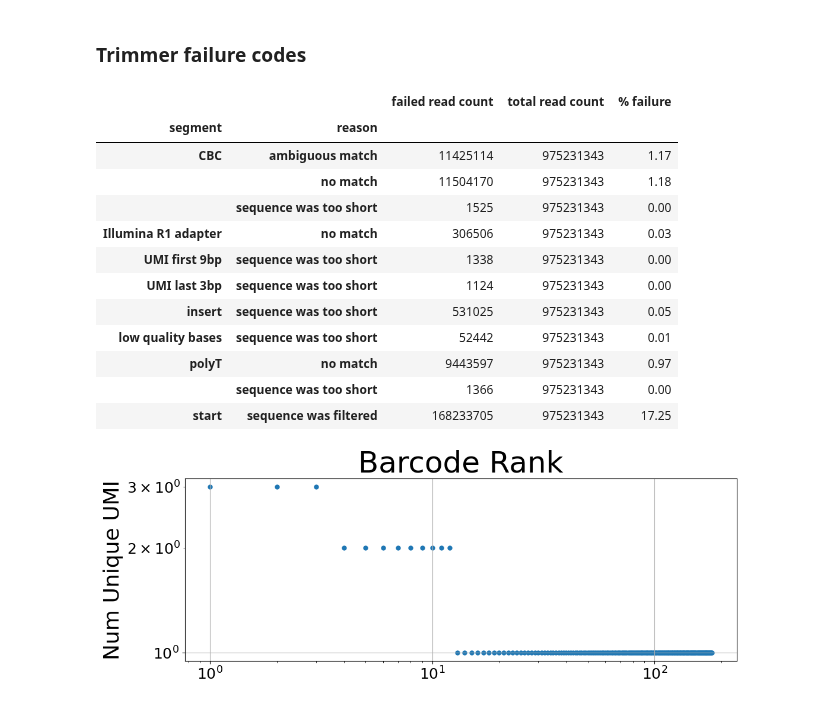
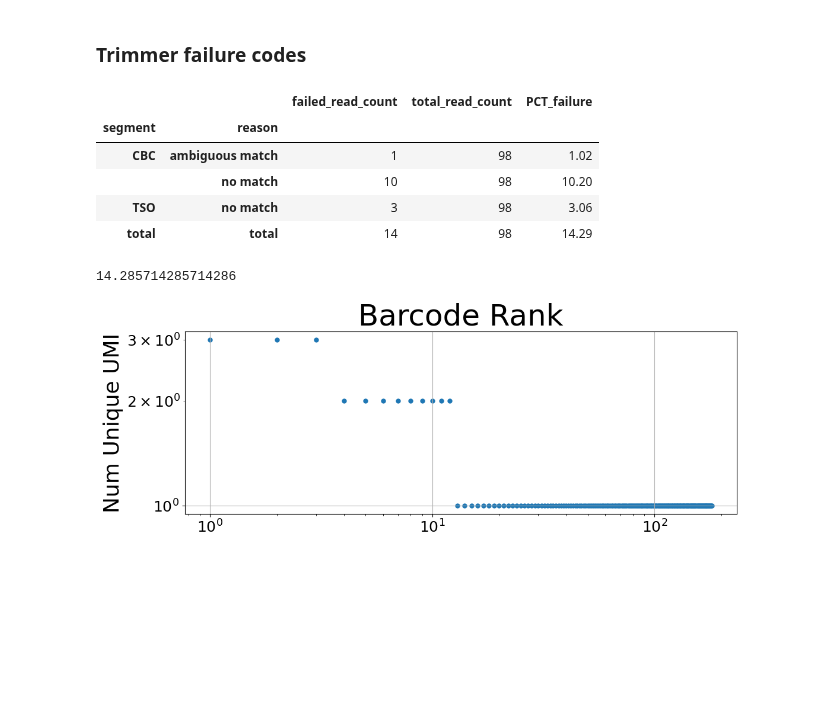
Before and after one commit to Ultimagen/ugbio-utils, a Jupyter notebook: src/single_cell/ugbio_single_cell/reports/single_cell_qc_report.ipynb, the cells around one changed output. Cells and saved outputs as stored; diff of their text form; code cells hidden in the pictures; blank space fills up the shorter version.

```diff
--- a/src/single_cell/ugbio_single_cell/reports/single_cell_qc_report.ipynb
+++ b/src/single_cell/ugbio_single_cell/reports/single_cell_qc_report.ipynb
@@ -25,6 +25,8 @@ def print_warning(warning):
 # %%
 # input parameters
 statistics_h5 = None
+trimmer_failure_codes_csv = None
+fraction_below_read_length = None
 cbc_umi_png = None
 insert_length_png = None
 mean_insert_quality_histogram_png = None
@@ -73,26 +75,20 @@ print("\n\n\n\n")
 # %% [markdown]
 ### Trimmer failure codes
 # %%
-df_trimmer_failure_codes = pd.read_hdf(statistics_h5, key=H5Keys.TRIMMER_FAILURE_CODES.value)
+df_trimmer_failure_codes = pd.read_csv(trimmer_failure_codes_csv, index_col=[0,1])
 display(df_trimmer_failure_codes.style.format(format_number))
 total_failures = df_trimmer_failure_codes.loc["total", "PCT_failure"].iloc[0]
 if total_failures > pass_trim_rate_threshold:
     print_warning(f"Total failure rate is above threshold ({pass_trim_rate_threshold}%): {total_failures:.2f}%")
 print("\n\n\n\n")
 # %% [output]
-|  |  | failed read count | total read count | % failure |
+|  |  | failed_read_count | total_read_count | PCT_failure |
 | segment | reason |  |  |  |
-| CBC | ambiguous match | 11425114 | 975231343 | 1.17 |
-|  | no match | 11504170 | 975231343 | 1.18 |
-|  | sequence was too short | 1525 | 975231343 | 0.00 |
-| Illumina R1 adapter | no match | 306506 | 975231343 | 0.03 |
-| UMI first 9bp | sequence was too short | 1338 | 975231343 | 0.00 |
-| UMI last 3bp | sequence was too short | 1124 | 975231343 | 0.00 |
-| insert | sequence was too short | 531025 | 975231343 | 0.05 |
-| low quality bases | sequence was too short | 52442 | 975231343 | 0.01 |
-| polyT | no match | 9443597 | 975231343 | 0.97 |
-|  | sequence was too short | 1366 | 975231343 | 0.00 |
-| start | sequence was filtered | 168233705 | 975231343 | 17.25 |
+| CBC | ambiguous match | 1 | 98 | 1.02 |
+|  | no match | 10 | 98 | 10.20 |
+| TSO | no match | 3 | 98 | 3.06 |
+| total | total | 14 | 98 | 14.29 |
+14.285714285714286
 # %%
 display(Image(cbc_umi_png, width=IMAGE_WIDTH))
 caption = "Plot of counts per cell barcode. x-axis is the cell barcodes, ordered by UMI count (if exists, otherwise by CBC count).  y-axis is the count."
```
Also changed, not shown: parts of 3 cells of this notebook, 4 other files.
